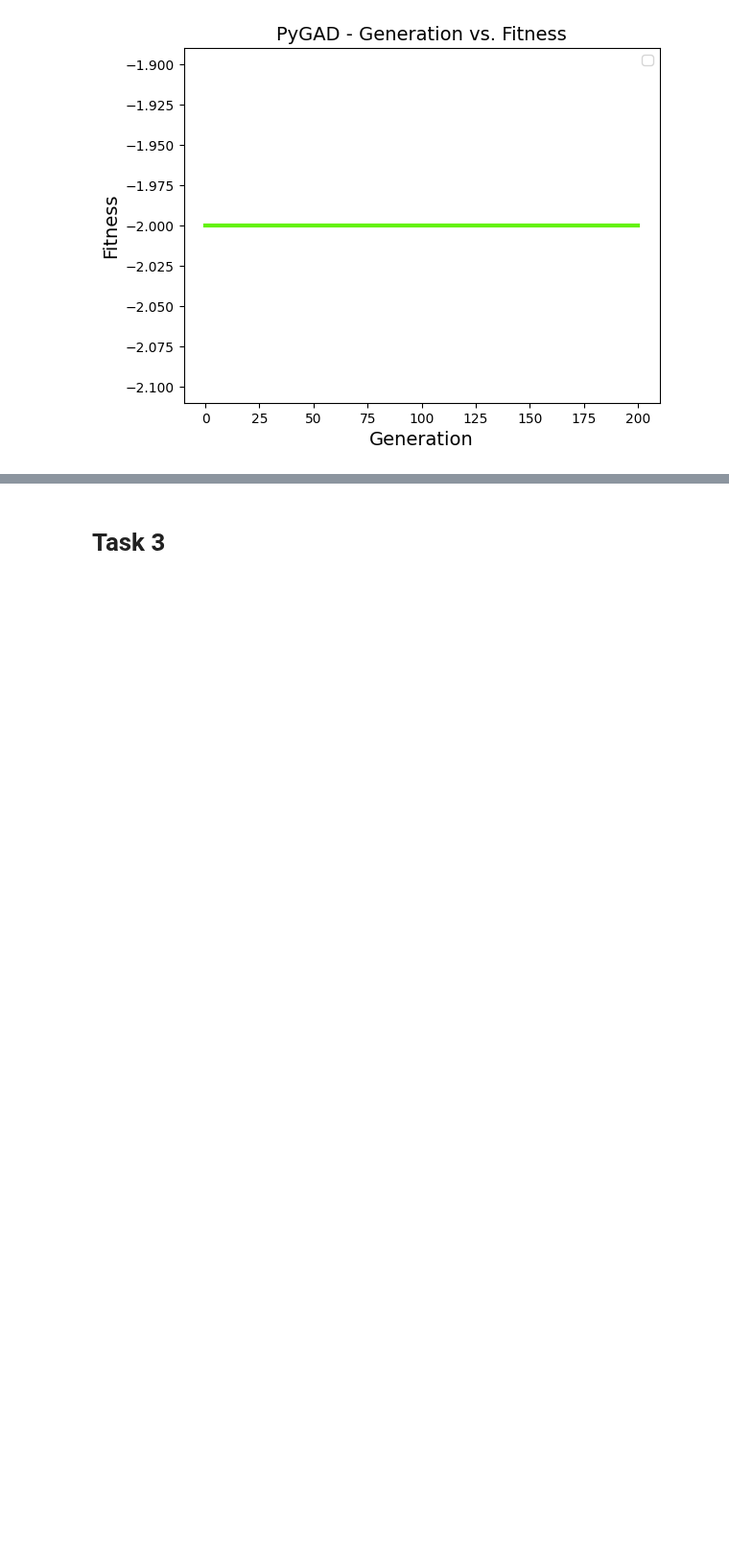
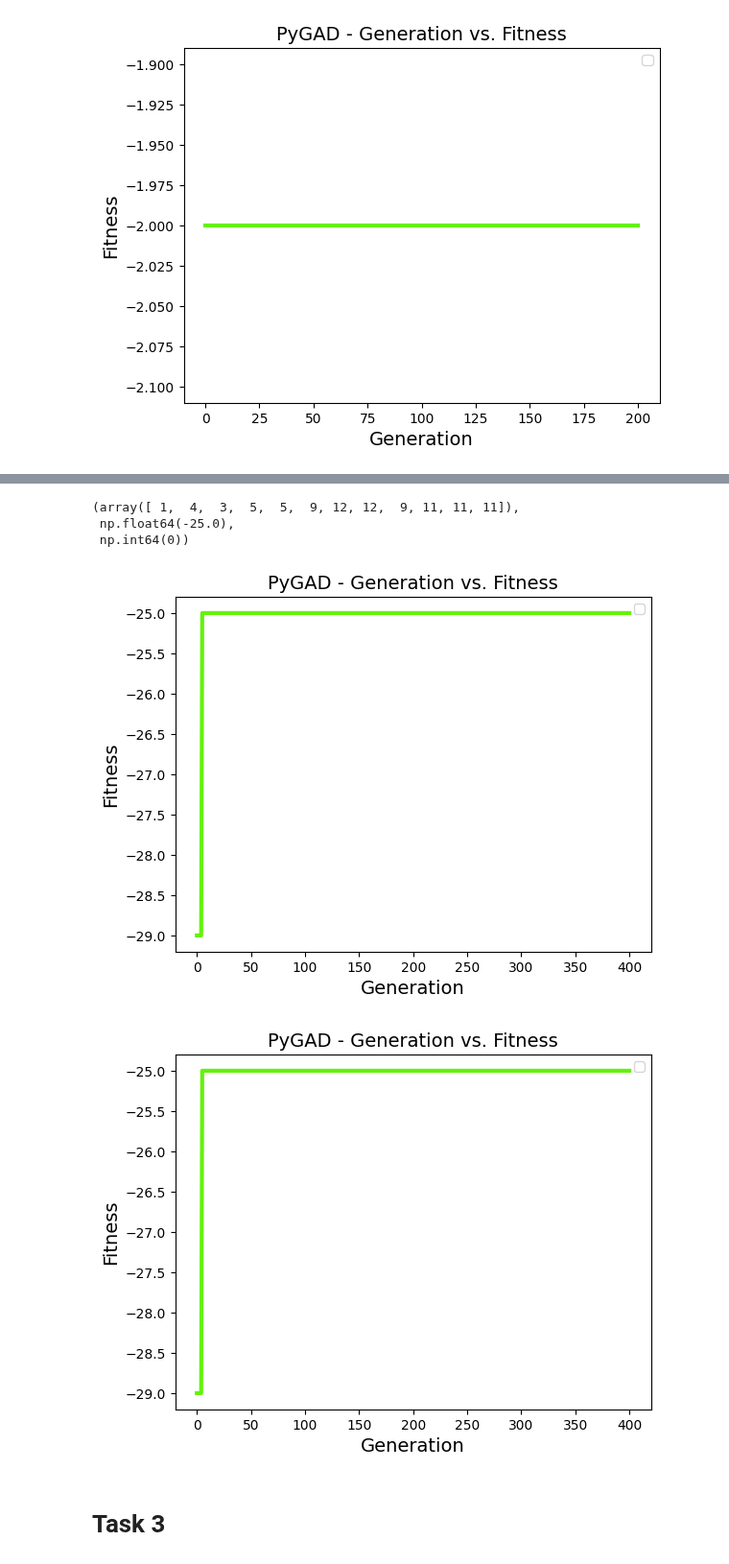
Before and after one commit to Favstina/IntelligentSystems-Assigment_1, a Jupyter notebook: Assigment1.ipynb, the cells around one changed output, grey strips where cells are left out. Shown at 96% size. Cells and saved outputs as stored; diff of their text form; code cells hidden in the pictures; blank space fills up the shorter version.

```diff
--- a/Assigment1.ipynb
+++ b/Assigment1.ipynb
@@ -276,3 +418,14 @@ ga_instance.plot_fitness()
+# %%
+ga_instance.best_solution()
+# %% [output]
+(array([ 1,  4,  3,  5,  5,  9, 12, 12,  9, 11, 11, 11]),
+ np.float64(-25.0),
+ np.int64(0))
+# %%
+ga_instance.plot_fitness()
+# %% [output]
+[figure, added]
+[figure, added]
 # %% [markdown]
 # Task 3
 # %%
```
Also changed, not shown: parts of 18 cells of this notebook, 1 other file.
